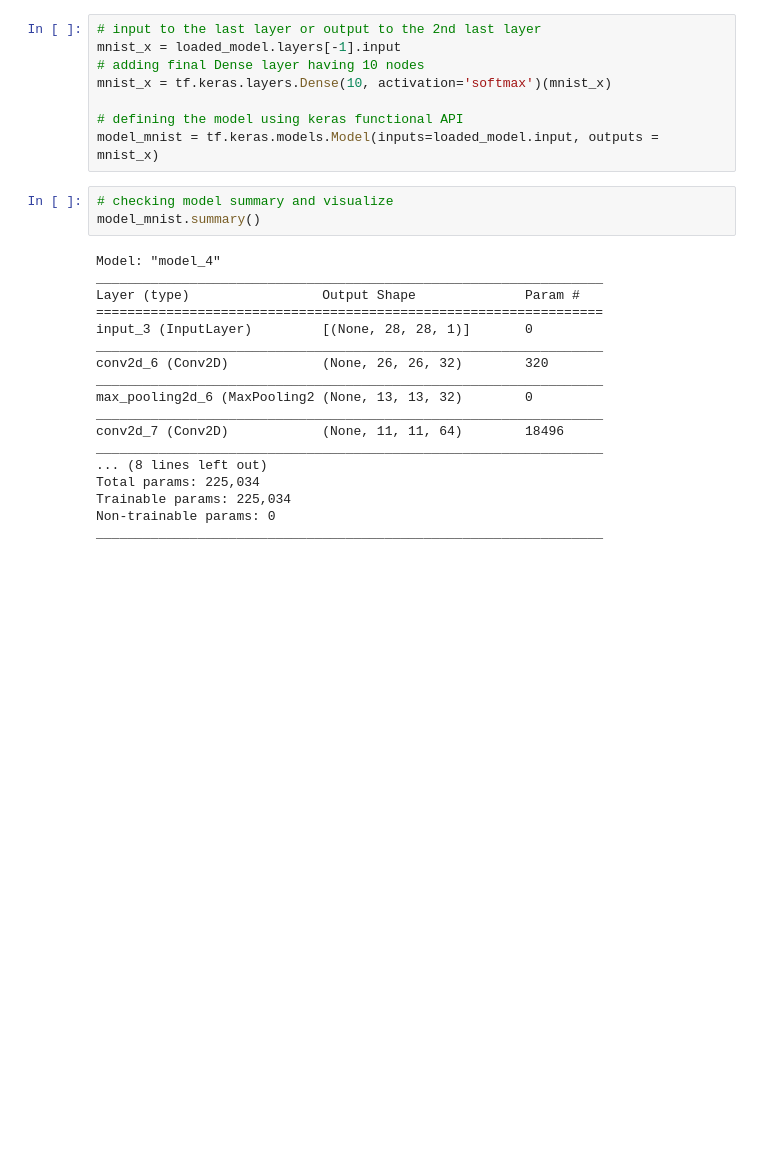
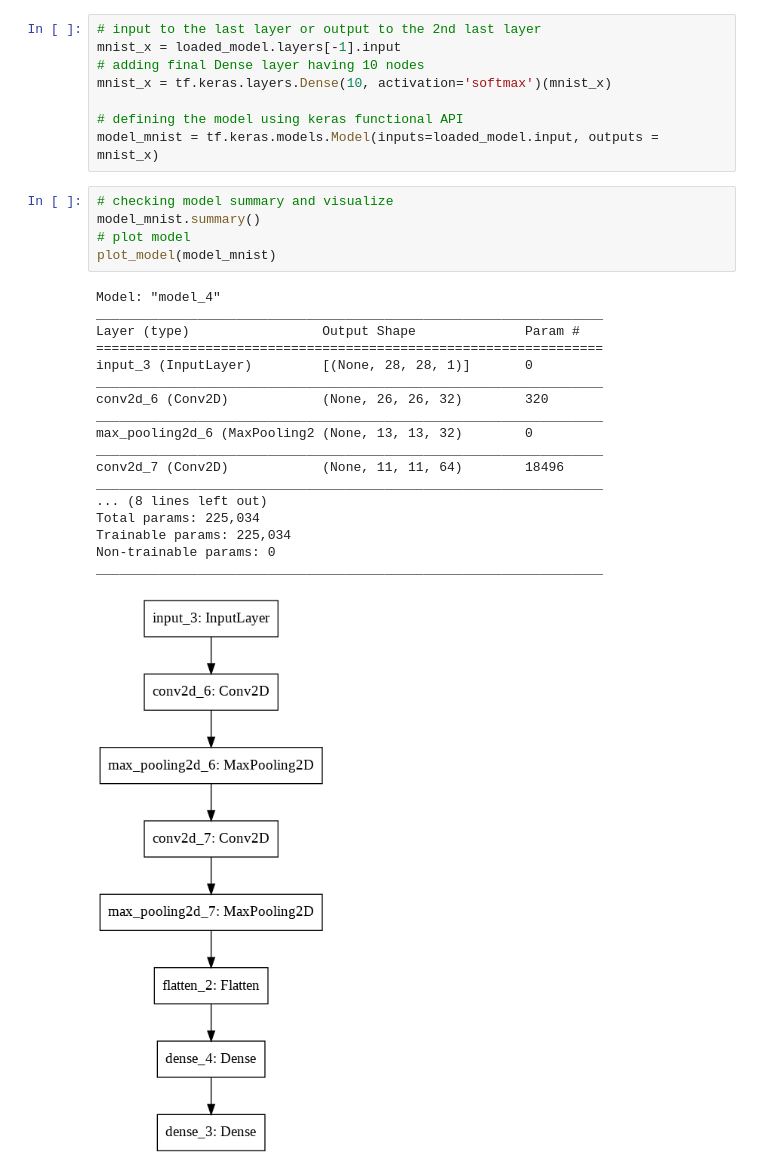
Before and after one commit to sayan0506/Comparative-STudy-of-Effect-of-Transfer-Learning-om-Different-Handwritten-Digit-Datasets-using-WandB, a Jupyter notebook: IIITD_assignment_task_2_test_script.ipynb, the cells around one changed output. Drawn from its saved outputs; the diff is of its cells as text; blank space fills up the shorter version.

```diff
--- a/IIITD_assignment_task_2_test_script.ipynb
+++ b/IIITD_assignment_task_2_test_script.ipynb
@@ -1038,21 +1038,24 @@ model_mnist = tf.keras.models.Model(inputs=loaded_model.input, outputs = mnist_x
 # %%
 # checking model summary and visualize
 model_mnist.summary()
+# plot model
+plot_model(model_mnist)
 # %% [output]
 Model: "model_4"
 _________________________________________________________________
 Layer (type)                 Output Shape              Param #
 =================================================================
 input_3 (InputLayer)         [(None, 28, 28, 1)]       0
 _________________________________________________________________
 conv2d_6 (Conv2D)            (None, 26, 26, 32)        320
 _________________________________________________________________
 max_pooling2d_6 (MaxPooling2 (None, 13, 13, 32)        0
 _________________________________________________________________
 conv2d_7 (Conv2D)            (None, 11, 11, 64)        18496
 _________________________________________________________________
 ... (8 lines left out)
 Total params: 225,034
 Trainable params: 225,034
 Non-trainable params: 0
 _________________________________________________________________
+[figure, added]
```
Also changed, not shown: parts of 29 cells of this notebook.
